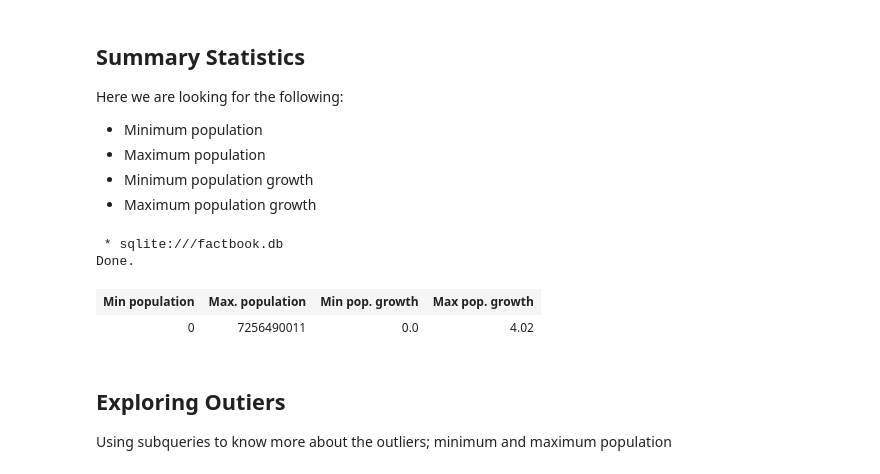
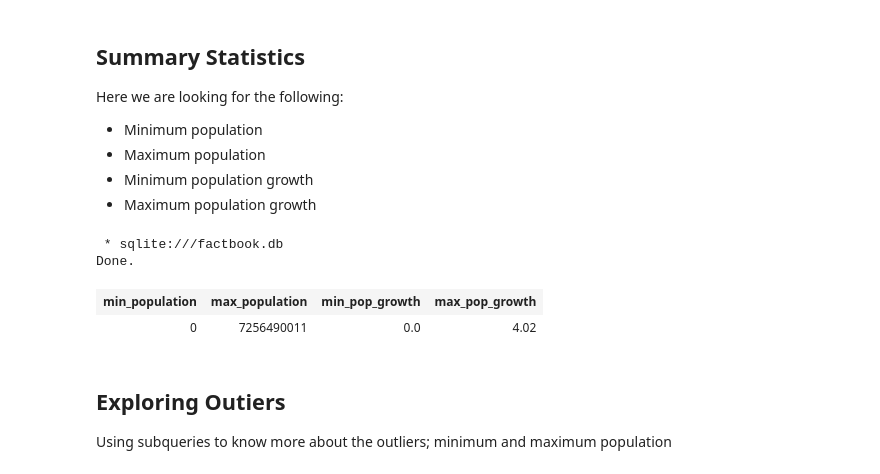
Before and after one commit to sulaiman2001ng/Guided-Project_Analyzing-CIA-Factbook-Data-Using-SQL, a Jupyter notebook: Guided Project_ Analyzing CIA Factbook Data Using SQL.ipynb, the cells around one changed output. Drawn from its saved outputs; the diff is of its cells as text; code cells hidden in the pictures.

```diff
--- a/Guided Project_ Analyzing CIA Factbook Data Using SQL.ipynb
+++ b/Guided Project_ Analyzing CIA Factbook Data Using SQL.ipynb
@@ -76,15 +76,15 @@ Here we are looking for the following:
 * Maximum population growth
 # %%
 %%sql
-SELECT MIN(population) AS 'Min population',
-        MAX(population) AS 'Max. population',
-        MIN(population_growth) AS 'Min pop. growth',
-        MAX(population_growth) AS 'Max pop. growth'
+SELECT MIN(population) AS min_population,
+        MAX(population) AS max_population,
+        MIN(population_growth) AS min_pop_growth,
+        MAX(population_growth) AS max_pop_growth
     FROM facts;
 # %% [output]
  * sqlite:///factbook.db
 Done.
-| Min population | Max. population | Min pop. growth | Max pop. growth |
+| min_population | max_population | min_pop_growth | max_pop_growth |
 | 0 | 7256490011 | 0.0 | 4.02 |
 # %% [markdown]
 ## Exploring Outiers
```
Also changed, not shown: parts of 1 cell of this notebook.
